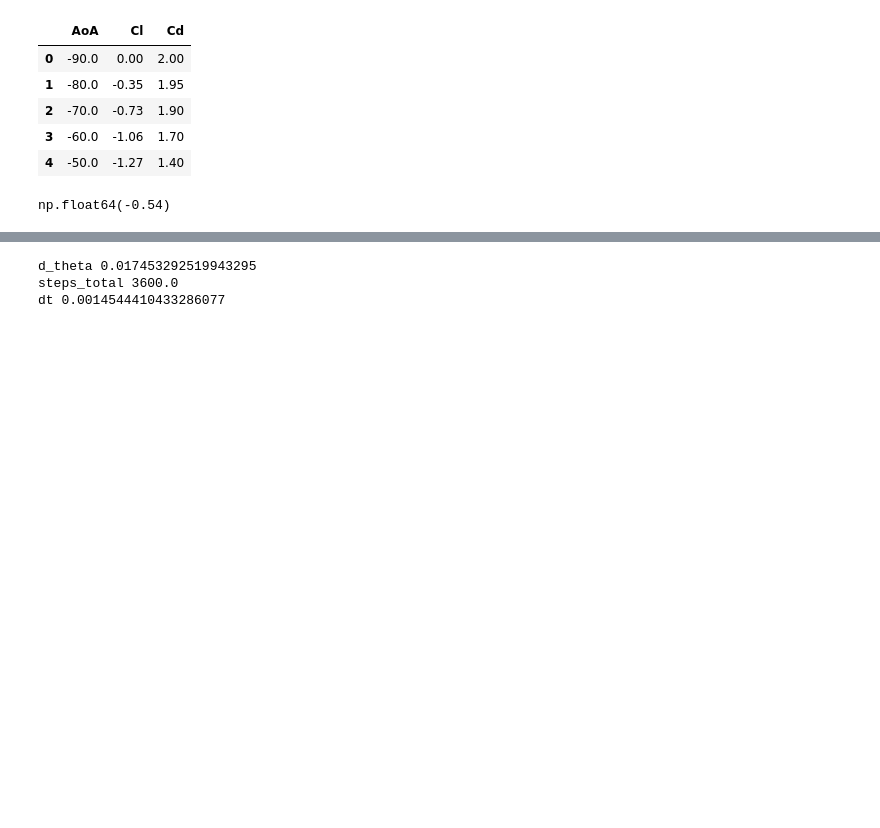
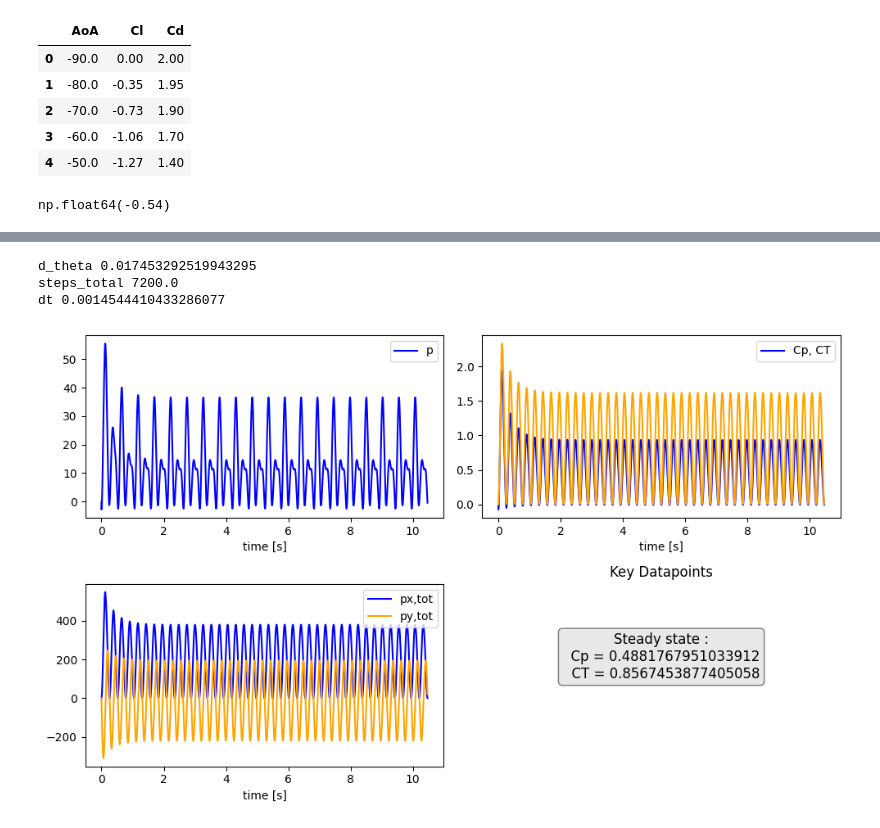
Before and after one commit to avaveriksen/VAWT, a Jupyter notebook: sample.ipynb, the cells around one changed output, grey strips where cells are left out. Drawn from its saved outputs; the diff is of its cells as text; code cells hidden in the pictures; blank space fills up the shorter version.

```diff
--- a/sample.ipynb
+++ b/sample.ipynb
@@ -72,17 +95,0 @@ tau = 2 * R / V0
-# %%
-revolutions = 10
-
-d_theta = np.deg2rad(1) # [rad]
-steps_revolution = (2 * np.pi / d_theta)
-steps_total = steps_revolution * revolutions # revs. pr. second times steps pr. revolution times revolutions
-t_revolution = 2 * np.pi / omega
-dt = t_revolution / steps_revolution
-ntime = int(steps_total)
-
-print("d_theta", d_theta)
-print("steps_total", steps_total)
-print("dt", dt)
-# %% [output]
-d_theta 0.017453292519943295
-steps_total 3600.0
-dt 0.0014544410433286077
@@ -143,0 +107,16 @@ for n in range(1, ntime):
+# %%
+
+d_theta = np.deg2rad(1) # [rad]
+steps_revolution = (2 * np.pi / d_theta)
+steps_total = steps_revolution * revolutions # revs. pr. second times steps pr. revolution times revolutions
+t_revolution = 2 * np.pi / omega
+dt = t_revolution / steps_revolution
+ntime = int(steps_total)
+
+print("d_theta", d_theta)
+print("steps_total", steps_total)
+print("dt", dt)
+# %% [output]
+d_theta 0.017453292519943295
+steps_total 7200.0
+dt 0.0014544410433286077
@@ -143,0 +183,46 @@ for n in range(1, ntime):
+# %%
+
+
+# Create a 2x1 grid for the right column (two plots)
+# and a 2x1 grid for the left column (one plot spanning both rows)
+fig = plt.figure(figsize=(10, 6))  # Adjust figure size as needed
+
+# Left column: 1 plot (spans both rows)
+ax1 = plt.subplot2grid((2, 2), (0, 0))  # (rows, cols), (start_row, start_col), rowspan=2
+ax1.plot(t, pt[0, :], color='blue')
+ax1.set_xlabel('time [s]')
+ax1.legend('pt B=1')
+
+px_tot = px[0, :] + px[1, :]
+py_tot = py[0, :] + py[1, :]
+# Left column: 1 plot (spans both rows)
+ax2 = plt.subplot2grid((2, 2), (1, 0))  # (rows, cols), (start_row, start_col), rowspan=2
+ax2.plot(t, px_tot[:], color='blue')
+ax2.plot(t, py_tot[:], color='orange')
+ax2.set_xlabel('time [s]')
+ax2.legend(['px,tot', 'py,tot'])
+
+# Right column: Top plot
+ax3 = plt.subplot2grid((2, 2), (0, 1))  # (rows, cols), (start_row, start_col)
+ax3.plot(t, Cp, color='blue')
+ax3.plot(t, CT, color='orange')
+ax3.set_xlabel('time [s]')
+ax3.legend(['Cp, CT'])
+
+
+# Steady state values
+Cp_ss = np.mean(Cp[:-360])
+CT_ss = np.mean(CT[:-360])
+
+# Right column: Bottom "plot" (replaced with text)
+ax4 = plt.subplot2grid((2, 2), (1, 1))
+ax4.text(0.5, 0.6, f'Steady state :\n  Cp = {Cp_ss}\n  CT = {CT_ss}',  # Text content (use `\n` for newlines)
+         ha='center', va='center', fontsize=12,  # Horizontal/vertical alignment
+         bbox=dict(facecolor='lightgray', alpha=0.5, boxstyle='round'))  # Styling
+ax4.set_title('Key Datapoints')
+ax4.axis('off')  # Hide axes for a clean text box
+
+# Adjust layout to prevent overlap
+plt.tight_layout()
+# %% [output]
+[figure, added]
```
Also changed, not shown: parts of 17 cells of this notebook.
